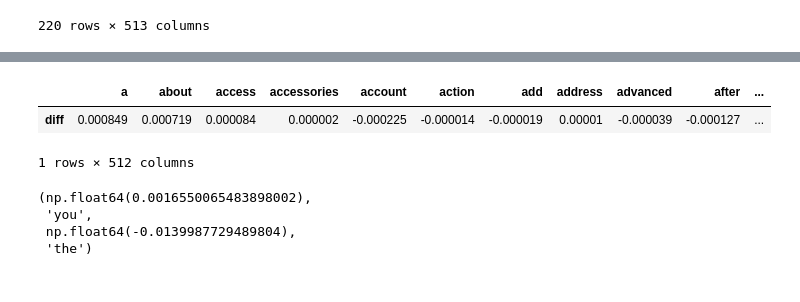
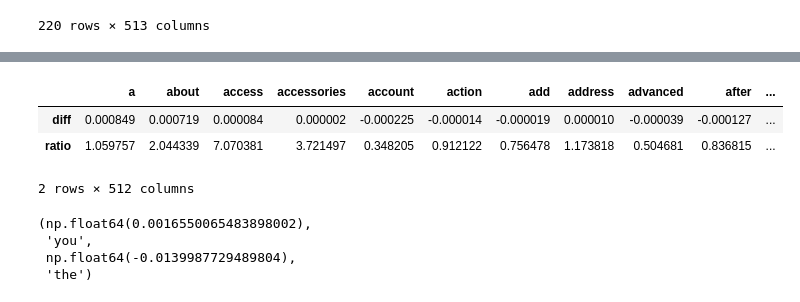
Before and after one commit to sclyde-ai/Natural_Language_Analysis, a Jupyter notebook: dongze_mao.ipynb, the cells around one changed output, grey strips where cells are left out. Drawn from its saved outputs; the diff is of its cells as text; code cells hidden in the pictures.

```diff
--- a/dongze_mao.ipynb
+++ b/dongze_mao.ipynb
@@ -25,8 +27,10 @@ df
 first_row = df.iloc[[0]]
 last_row = df.iloc[[-1]]
 diff_row = last_row.values - first_row.values
+ratio_row = last_row.values / (first_row.values)
 diff_df = pd.DataFrame(diff_row, columns=df.columns, index=['diff'])
-result = pd.concat([first_row, last_row, diff_df])
+ratio_df = pd.DataFrame(ratio_row, columns=df.columns, index=['ratio'])
+result = pd.concat([first_row, last_row, diff_df, ratio_df])
 result
 # %% [output]
 |  | Year | a | about | access | accessories | account | action | add | address | advanced | ... |
@@ -37,9 +42,10 @@ result
 # %%
 df_year_excluded = result.drop(columns=df.columns[0]) # without year
-df_diff_only = df_year_excluded.iloc[[2]]
-df_diff_only
+df_diff_ratio_only = df_year_excluded.iloc[[2, 3]]
+df_diff_ratio_only
 # %% [output]
 |  | a | about | access | accessories | account | action | add | address | advanced | after | ... |
-| diff | 0.000849 | 0.000719 | 0.000084 | 0.000002 | -0.000225 | -0.000014 | -0.000019 | 0.00001 | -0.000039 | -0.000127 | ... |
+| diff | 0.000849 | 0.000719 | 0.000084 | 0.000002 | -0.000225 | -0.000014 | -0.000019 | 0.000010 | -0.000039 | -0.000127 | ... |
+| ratio | 1.059757 | 2.044339 | 7.070381 | 3.721497 | 0.348205 | 0.912122 | 0.756478 | 1.173818 | 0.504681 | 0.836815 | ... |
-1 rows × 512 columns
+2 rows × 512 columns
 # %%
```
Also changed, not shown: parts of 20 cells of this notebook.
